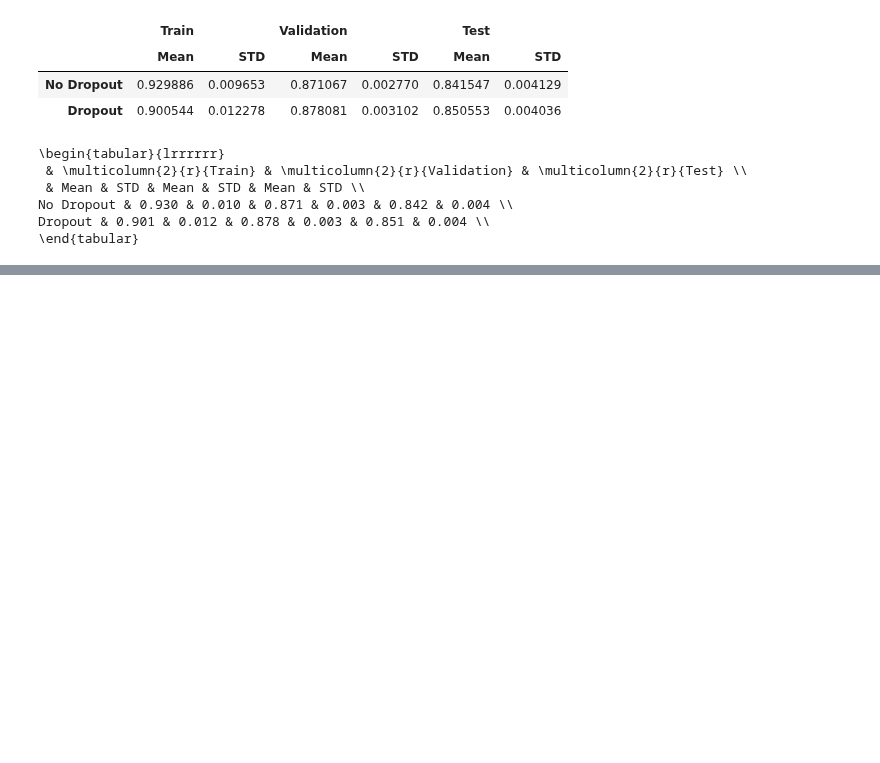
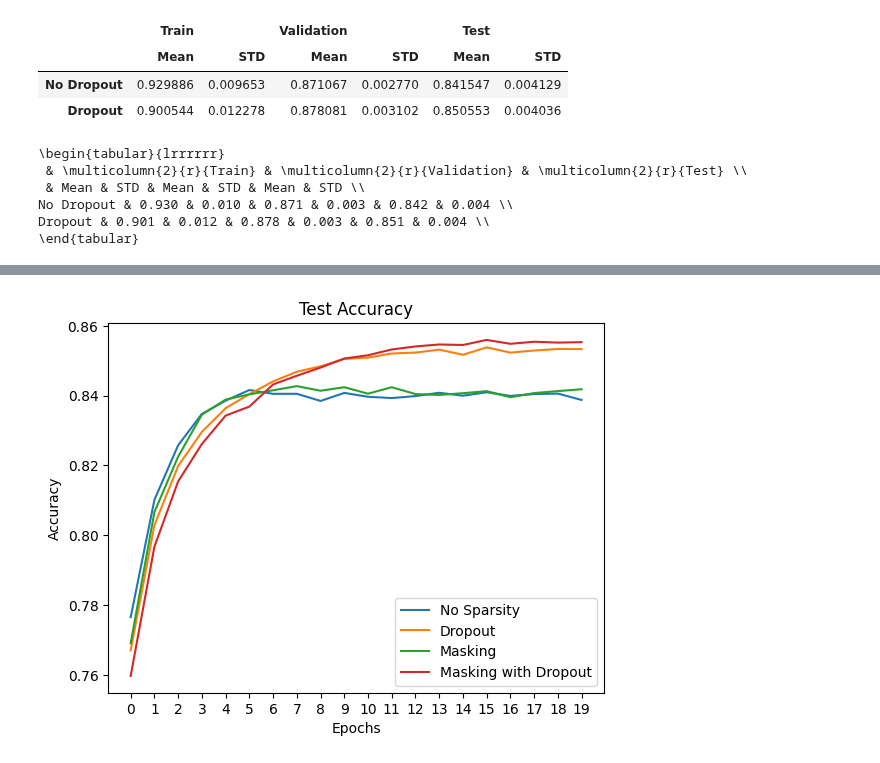
Before and after one commit to google/evojax, a Jupyter notebook: evojax/data/results_exploration.ipynb, the cells around one changed output, grey strips where cells are left out. Saved outputs shown, nothing was run; the diff lists cells and outputs as text; code cells hidden in the pictures; blank space fills up the shorter version.

```diff
--- a/evojax/data/results_exploration.ipynb
+++ b/evojax/data/results_exploration.ipynb
@@ -309,9 +298,9 @@ soft_es
 # %%
-hard_no_stopping_dropout = pd.read_csv("./results/evo_hard_0924_2325.csv", index_col=(0, 1, 2), header=0)
-hard_early_stopping_dropout = pd.read_csv("./results/evo_hard_es_0925_0810.csv",
+hard_no_stopping = pd.read_csv("./results/evo_hard_0924_2325.csv", index_col=(0, 1, 2), header=0)
+hard_early_stopping = pd.read_csv("./results/evo_hard_es_0925_0810.csv",
                                           index_col=(0, 1, 2), header=0).fillna(method='ffill', axis=1)
-hard_ns = find_std_mean(hard_no_stopping_dropout)
-hard_es = find_std_mean(hard_early_stopping_dropout)
+hard_ns = find_std_mean(hard_no_stopping)
+hard_es = find_std_mean(hard_early_stopping)
 # print(std_and_mean3.style.format('{:.3f}').to_latex())
 # %%
 hard_ns
@@ -375,3 +364,8 @@ print(dropout_vs_no_dropout.style.format('{:.3f}').to_latex())
 No Dropout & 0.930 & 0.010 & 0.871 & 0.003 & 0.842 & 0.004 \\
 Dropout & 0.901 & 0.012 & 0.878 & 0.003 & 0.851 & 0.004 \\
 \end{tabular}
+# %%
+baselines = pd.read_csv("./results/baselines_0924_2038.csv", index_col=(0, 1, 2), header=0)
+baseline_compare = pd.concat([baselines.loc[['baseline', 'dropout']], hard_no_stopping, hard_no_stopping_dropout], axis=0)
+all_tests = baseline_compare.loc[pd.IndexSlice[:, 'test', :], :]
+mean_test_acc = all_tests.groupby(level=0).mean()
@@ -377,0 +380,13 @@ Dropout & 0.901 & 0.012 & 0.878 & 0.003 & 0.851 & 0.004 \\
+# %%
+epochs = mean_test_acc.columns
+plt.plot(epochs, mean_test_acc.loc['baseline'], label='No Sparsity')
+plt.plot(epochs, mean_test_acc.loc['dropout'], label='Dropout')
+plt.plot(epochs, mean_test_acc.loc['masking_hard'], label='Masking')
+plt.plot(epochs, mean_test_acc.loc['masking_hard_dropout'], label='Masking with Dropout')
+plt.title('Test Accuracy')
+plt.xlabel('Epochs')
+plt.ylabel('Accuracy')
+plt.legend()
+plt.savefig('./images/masking_vs_baselines.pdf')
+# %% [output]
+[figure, added]
```
Also changed, not shown: parts of 9 cells of this notebook, 7 other files.
